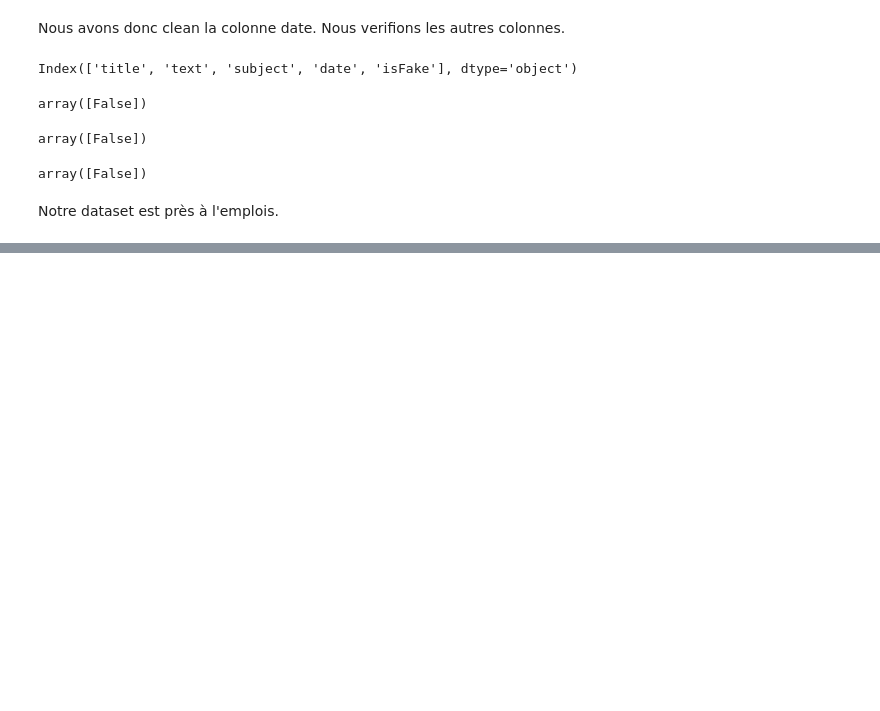
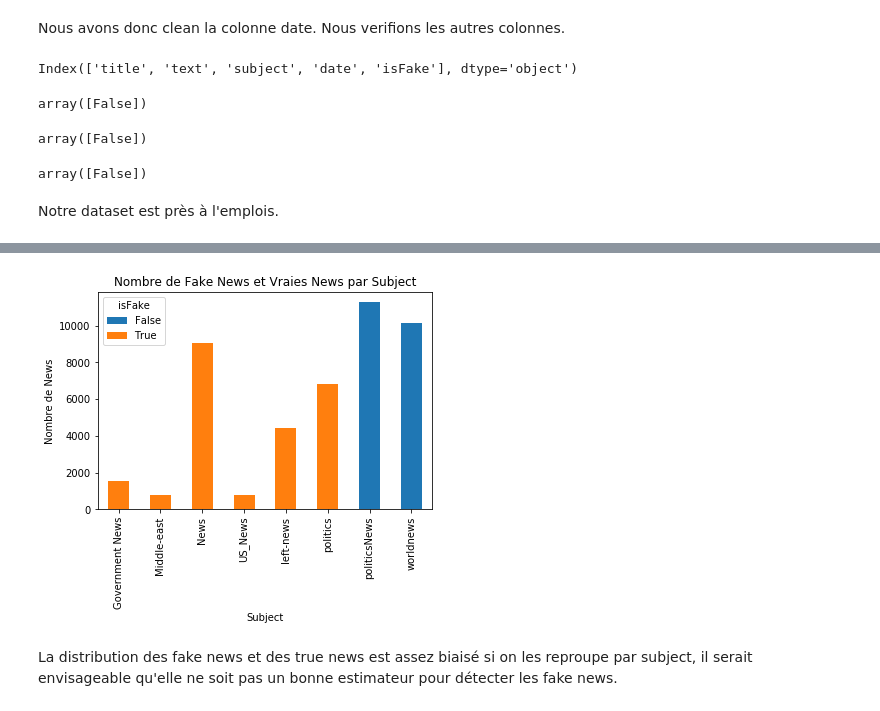
Before and after one commit to BatataNatna/Deep_Fake_project_2024, a Jupyter notebook: Data Analysis.ipynb, the cells around one changed output, grey strips where cells are left out. Saved outputs shown, nothing was run; the diff lists cells and outputs as text; code cells hidden in the pictures; blank space fills up the shorter version.

Commit message:
data analysis distribution by subject added

```diff
--- a/Data Analysis.ipynb
+++ b/Data Analysis.ipynb
@@ -216,0 +292,18 @@ L'analyse va nous permettre des réponse à ces questions.
+# %%
+# Créer un graphique à barres empilées
+pivot.plot(kind='bar', stacked=True)
+
+# Ajouter des titres et labels
+plt.title('Nombre de Fake News et Vraies News par Subject')
+plt.xlabel('Subject')
+plt.ylabel('Nombre de News')
+
+# Afficher la légende
+plt.legend(title='isFake')
+
+# Afficher le graphique
+plt.show()
+# %% [output]
+[figure, added]
+# %% [markdown]
+La distribution des fake news et des true news est assez biaisé si on les reproupe par subject, il serait envisageable qu'elle ne soit pas un bonne estimateur pour détecter les fake news.
```
Also changed, not shown: parts of 5 cells of this notebook.
